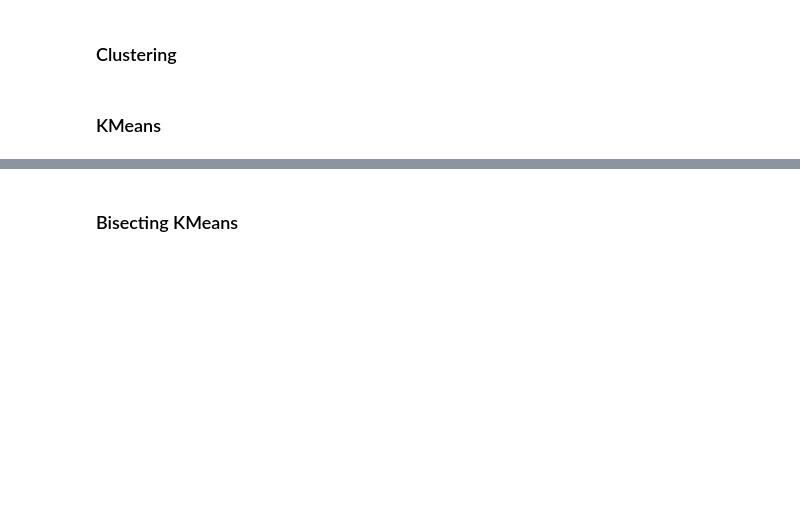
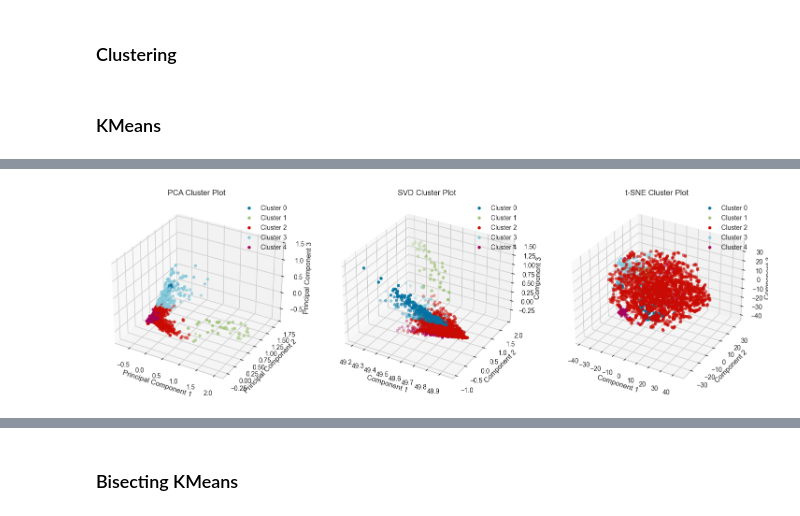
Before and after one commit to MaksimKarnaukh/DataMining, a Jupyter notebook: Assignment3/src/clustering.ipynb, the cells around one changed output, grey strips where cells are left out. Drawn from its saved outputs; the diff is of its cells as text; code cells hidden in the pictures; blank space fills up the shorter version.

```diff
--- a/Assignment3/src/clustering.ipynb
+++ b/Assignment3/src/clustering.ipynb
@@ -294,5 +330,7 @@ cp.plot_clusters_2d_all(text, clusters)
 # %%
-cp.plot_clusters_3d_all(text, clusters)
+cp.plot_clusters_3d_all(df, cluster_labels)
+# %% [output]
+[figure, added]
 # %%
 centroids = kmeans.cluster_centers_
 feature_names = tfidf.get_feature_names_out()
```
Also changed, not shown: parts of 17 cells of this notebook, 2 other files.
